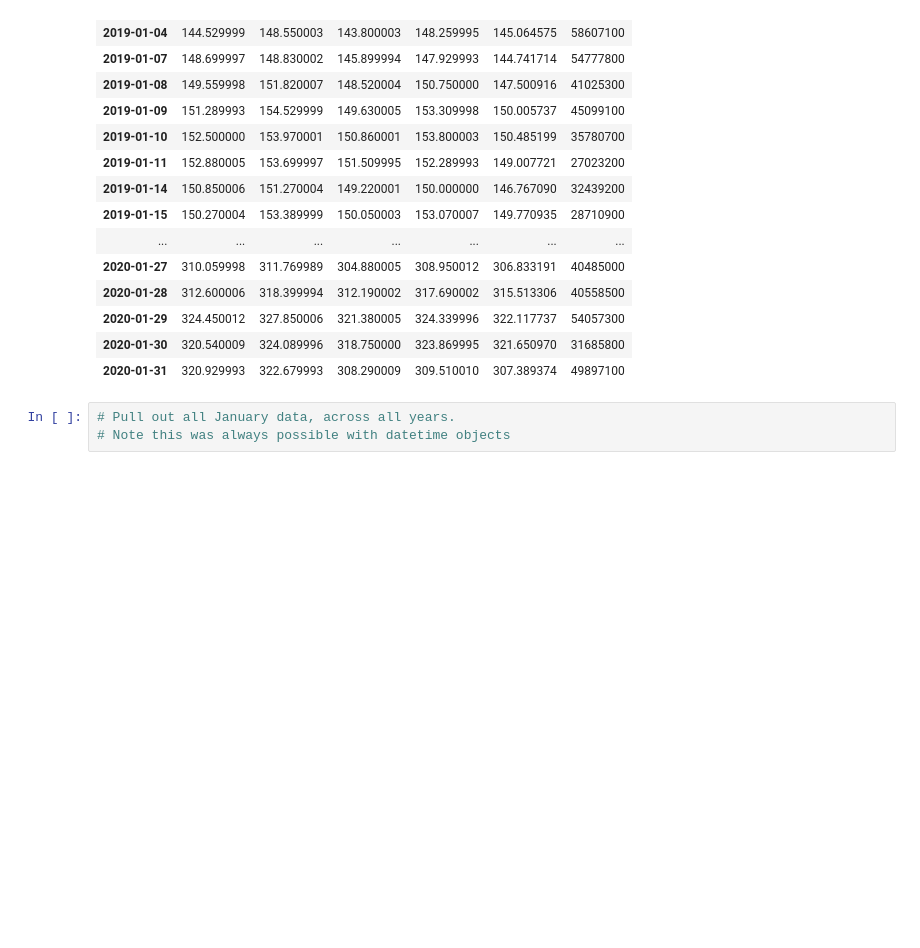
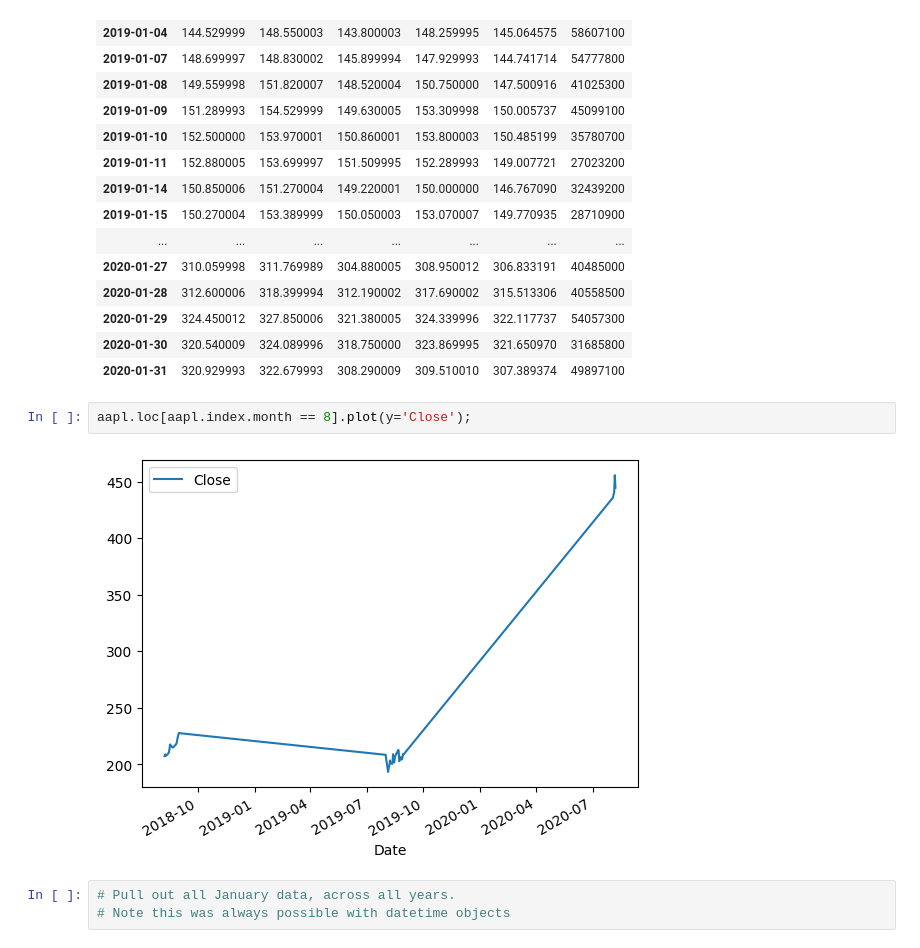
Before and after one commit to pavlek358/DSB-Unit-03, a Jupyter notebook: 16 - Time Series I - EDA/ts-i-eda-starter.ipynb, the cells around one changed output. Drawn from its saved outputs; the diff is of its cells as text; blank space fills up the shorter version.

```diff
--- a/16 - Time Series I - EDA/ts-i-eda-starter.ipynb
+++ b/16 - Time Series I - EDA/ts-i-eda-starter.ipynb
@@ -135,6 +135,10 @@ aapl.loc[aapl.index.month == 1]
 | 2020-01-29 | 324.450012 | 327.850006 | 321.380005 | 324.339996 | 322.117737 | 54057300 |
 | 2020-01-30 | 320.540009 | 324.089996 | 318.750000 | 323.869995 | 321.650970 | 31685800 |
 | 2020-01-31 | 320.929993 | 322.679993 | 308.290009 | 309.510010 | 307.389374 | 49897100 |
+# %%
+aapl.loc[aapl.index.month == 8].plot(y='Close');
+# %% [output]
+[figure, added]
 # %%
 # Pull out all January data, across all years.
 # Note this was always possible with datetime objects
```
Also changed, not shown: parts of 6 cells of this notebook.
